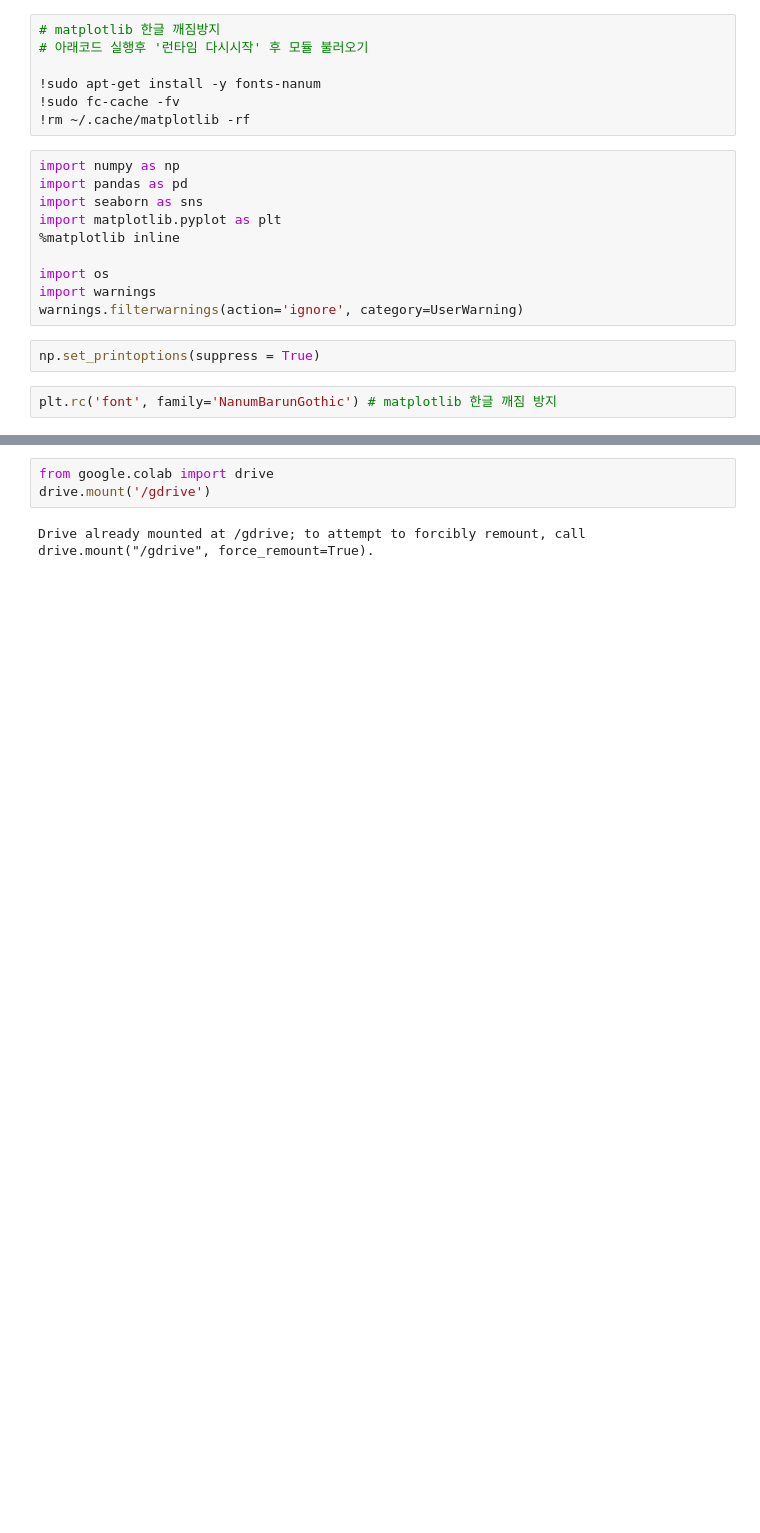
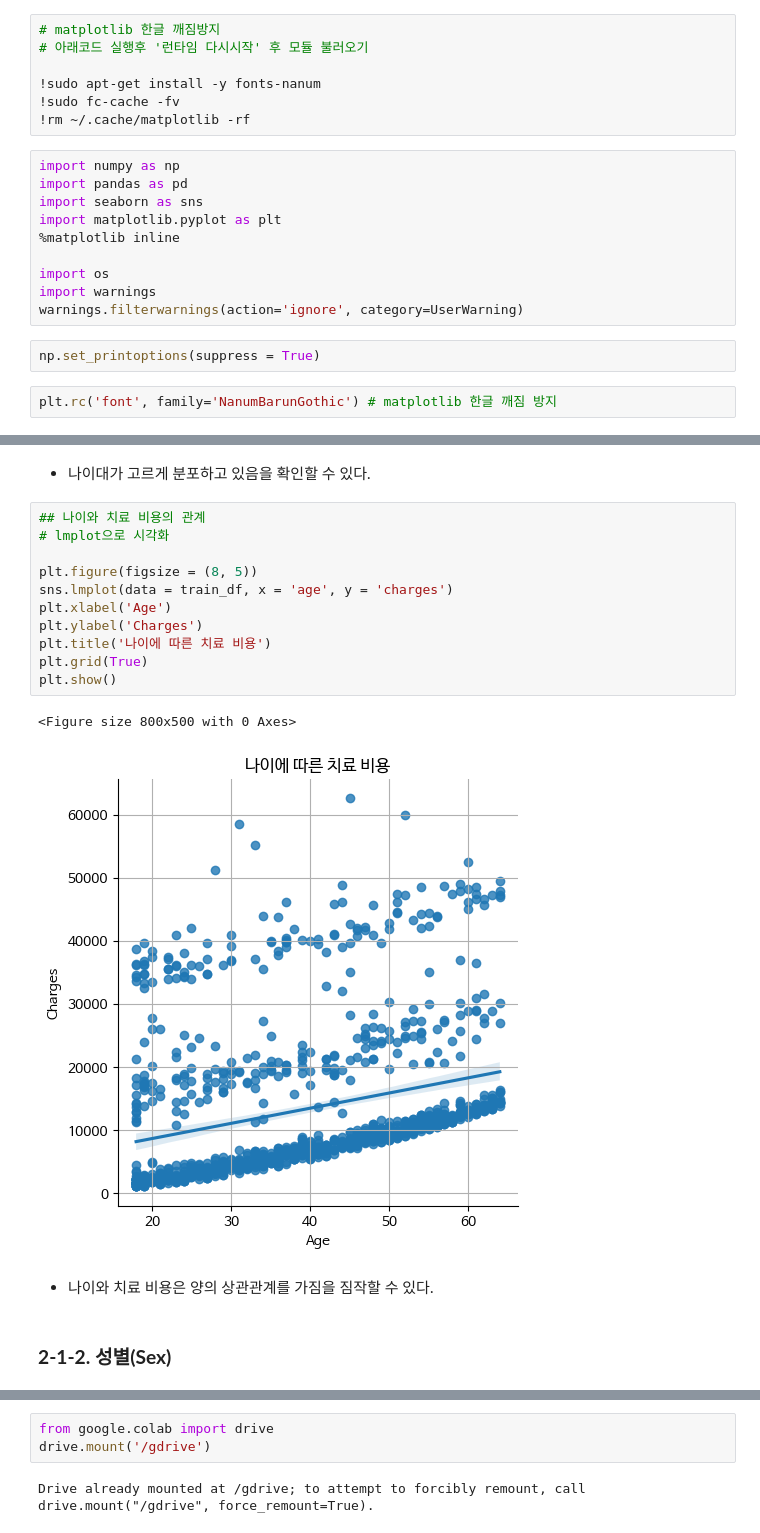
Before and after one commit to chasubeen/ESAA_8TH_OB, a Jupyter notebook: mini_proj(1)/OBProject1_final.ipynb, the cells around one changed output, grey strips where cells are left out. Saved outputs shown, nothing was run; the diff lists cells and outputs as text; blank space fills up the shorter version.

```diff
--- a/mini_proj(1)/OBProject1_final.ipynb
+++ b/mini_proj(1)/OBProject1_final.ipynb
@@ -25,0 +140,20 @@ plt.rc('font', family='NanumBarunGothic') # matplotlib 한글 깨짐 방지
+# %% [markdown]
+- 나이대가 고르게 분포하고 있음을 확인할 수 있다.
+# %%
+## 나이와 치료 비용의 관계
+# lmplot으로 시각화
+
+plt.figure(figsize = (8, 5))
+sns.lmplot(data = train_df, x = 'age', y = 'charges')
+plt.xlabel('Age')
+plt.ylabel('Charges')
+plt.title('나이에 따른 치료 비용')
+plt.grid(True)
+plt.show()
+# %% [output]
+<Figure size 800x500 with 0 Axes>
+[figure, added]
+# %% [markdown]
+- 나이와 치료 비용은 양의 상관관계를 가짐을 짐작할 수 있다.
+# %% [markdown]
+### **2-1-2. 성별(Sex)**
```
Also changed, not shown: parts of 73 cells of this notebook.
